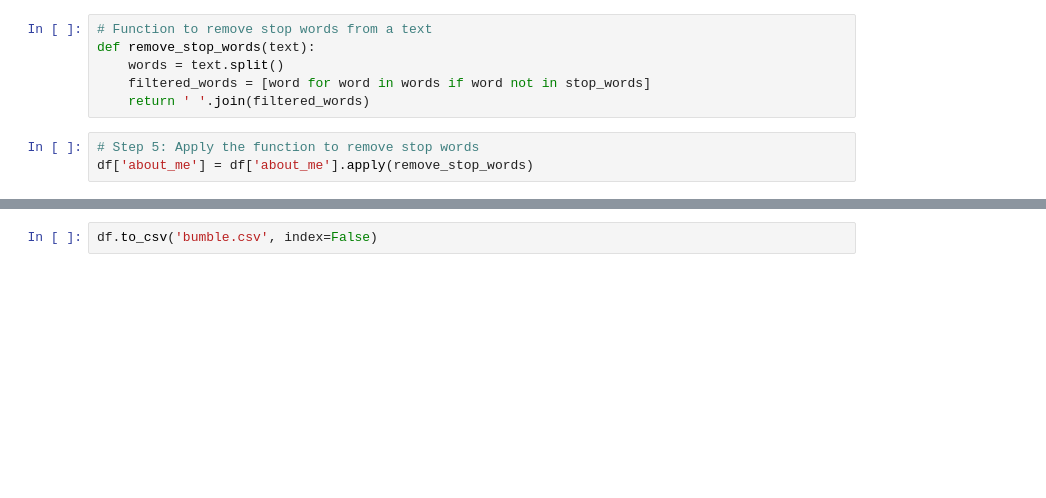
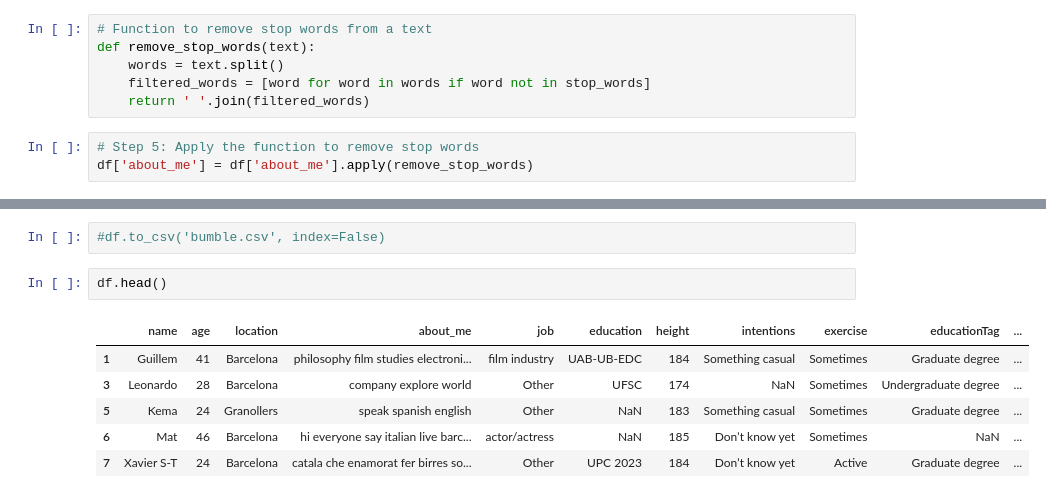
Before and after one commit to rorichavez/final_project, a Jupyter notebook: notebook/cleaning.ipynb, the cells around one changed output, grey strips where cells are left out. Cells and saved outputs as stored; diff of their text form; blank space fills up the shorter version.

```diff
--- a/notebook/cleaning.ipynb
+++ b/notebook/cleaning.ipynb
@@ -342,2 +342,11 @@ generate_word_cloud(about_me, "Word Cloud for Repetead Words")
 # %%
-df.to_csv('bumble.csv', index=False)
+#df.to_csv('bumble.csv', index=False)
+# %%
+df.head()
+# %% [output]
+|  | name | age | location | about_me | job | education | height | intentions | exercise | educationTag | ... |
+| 1 | Guillem | 41 | Barcelona | philosophy film studies electroni... | film industry | UAB-UB-EDC | 184 | Something casual | Sometimes | Graduate degree | ... |
+| 3 | Leonardo | 28 | Barcelona | company explore world | Other | UFSC | 174 | NaN | Sometimes | Undergraduate degree | ... |
+| 5 | Kema | 24 | Granollers | speak spanish english | Other | NaN | 183 | Something casual | Sometimes | Graduate degree | ... |
+| 6 | Mat | 46 | Barcelona | hi everyone say italian live barc... | actor/actress | NaN | 185 | Don’t know yet | Sometimes | NaN | ... |
+| 7 | Xavier S-T | 24 | Barcelona | catala che enamorat fer birres so... | Other | UPC 2023 | 184 | Don’t know yet | Active | Graduate degree | ... |
```
Also changed, not shown: parts of 5 cells of this notebook, 30 other files.
